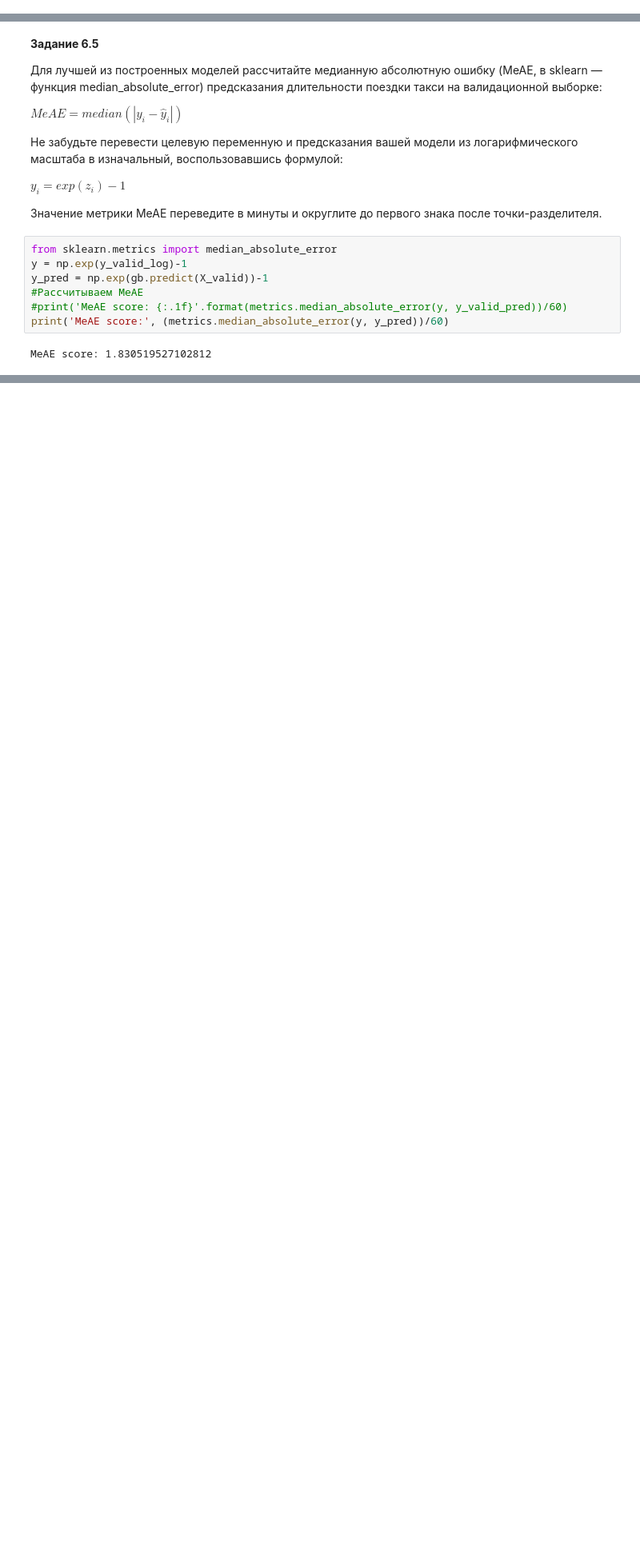
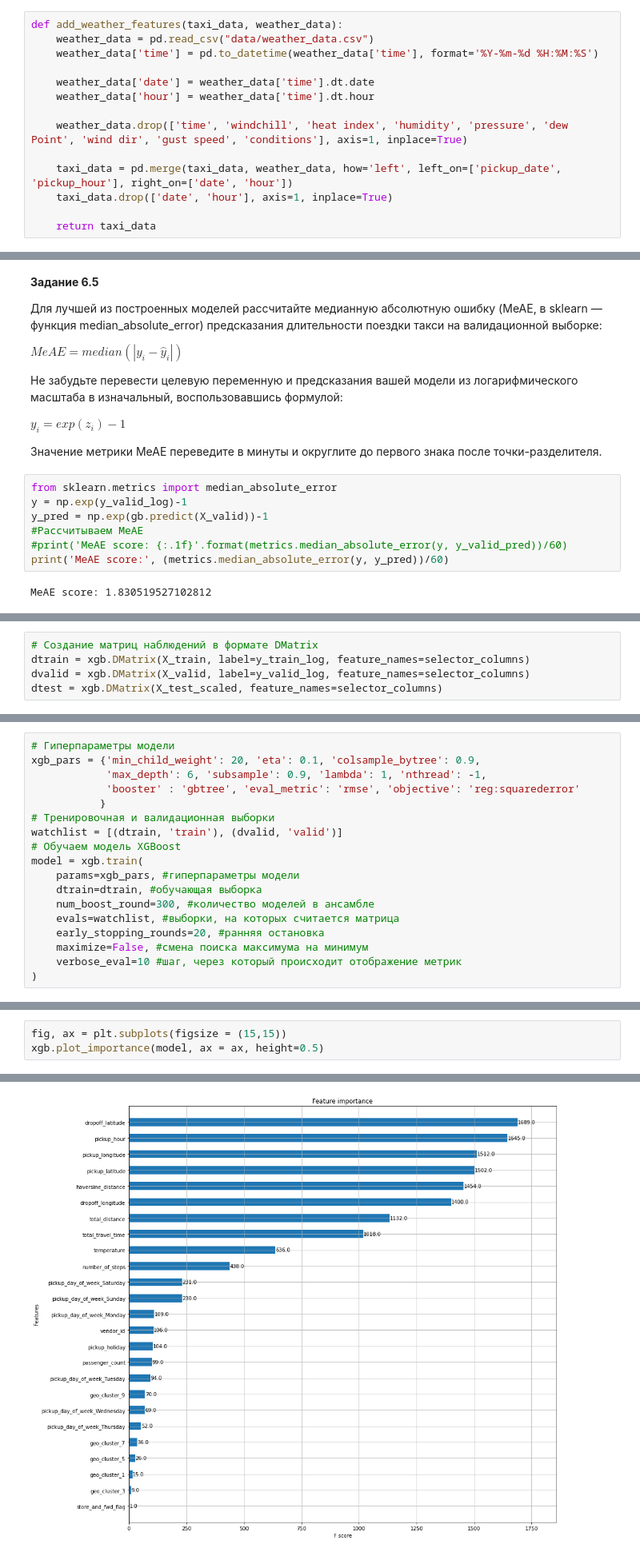
Before and after one commit to anton031179/sf_data_science, a Jupyter notebook: PROJECT-5. (Задача регрессии)/Project-5.ipynb, the cells around one changed output, grey strips where cells are left out. Shown at 80% size. Saved outputs shown, nothing was run; the diff lists cells and outputs as text; blank space fills up the shorter version.

```diff
--- a/PROJECT-5. (Задача регрессии)/Project-5.ipynb
+++ b/PROJECT-5. (Задача регрессии)/Project-5.ipynb
@@ -700,2 +706,16 @@ def add_weather_features(df_taxi, weather_data):
+# %%
+def add_weather_features(taxi_data, weather_data):
+    weather_data = pd.read_csv("data/weather_data.csv")
+    weather_data['time'] = pd.to_datetime(weather_data['time'], format='%Y-%m-%d %H:%M:%S')
+
+    weather_data['date'] = weather_data['time'].dt.date
+    weather_data['hour'] = weather_data['time'].dt.hour
+
+    weather_data.drop(['time', 'windchill', 'heat index', 'humidity', 'pressure', 'dew Point', 'wind dir', 'gust speed', 'conditions'], axis=1, inplace=True)
+
+    taxi_data = pd.merge(taxi_data, weather_data, how='left', left_on=['pickup_date', 'pickup_hour'], right_on=['date', 'hour'])
+    taxi_data.drop(['date', 'hour'], axis=1, inplace=True)
+
+    return taxi_data
 # %%
 taxi_data = add_weather_features(taxi_data, weather_data)
@@ -1746,0 +1899,5 @@ MeAE score: 1.830519527102812
+# %%
+# Создание матриц наблюдений в формате DMatrix
+dtrain = xgb.DMatrix(X_train, label=y_train_log, feature_names=selector_columns)
+dvalid = xgb.DMatrix(X_valid, label=y_valid_log, feature_names=selector_columns)
+dtest = xgb.DMatrix(X_test_scaled, feature_names=selector_columns)
@@ -1746,0 +1906,18 @@ MeAE score: 1.830519527102812
+# %%
+# Гиперпараметры модели
+xgb_pars = {'min_child_weight': 20, 'eta': 0.1, 'colsample_bytree': 0.9,
+            'max_depth': 6, 'subsample': 0.9, 'lambda': 1, 'nthread': -1,
+            'booster' : 'gbtree', 'eval_metric': 'rmse', 'objective': 'reg:squarederror'
+           }
+# Тренировочная и валидационная выборки
+watchlist = [(dtrain, 'train'), (dvalid, 'valid')]
+# Обучаем модель XGBoost
+model = xgb.train(
+    params=xgb_pars, #гиперпараметры модели
+    dtrain=dtrain, #обучающая выборка
+    num_boost_round=300, #количество моделей в ансамбле
+    evals=watchlist, #выборки, на которых считается матрица
+    early_stopping_rounds=20, #ранняя остановка
+    maximize=False, #смена поиска максимума на минимум
+    verbose_eval=10 #шаг, через который происходит отображение метрик
+)
@@ -1746,0 +1952,4 @@ MeAE score: 1.830519527102812
+# %%
+fig, ax = plt.subplots(figsize = (15,15))
+xgb.plot_importance(model, ax = ax, height=0.5)
+# %% [output]
@@ -1746,0 +1957 @@ MeAE score: 1.830519527102812
+[figure, added]
```
Also changed, not shown: parts of 36 cells of this notebook.
